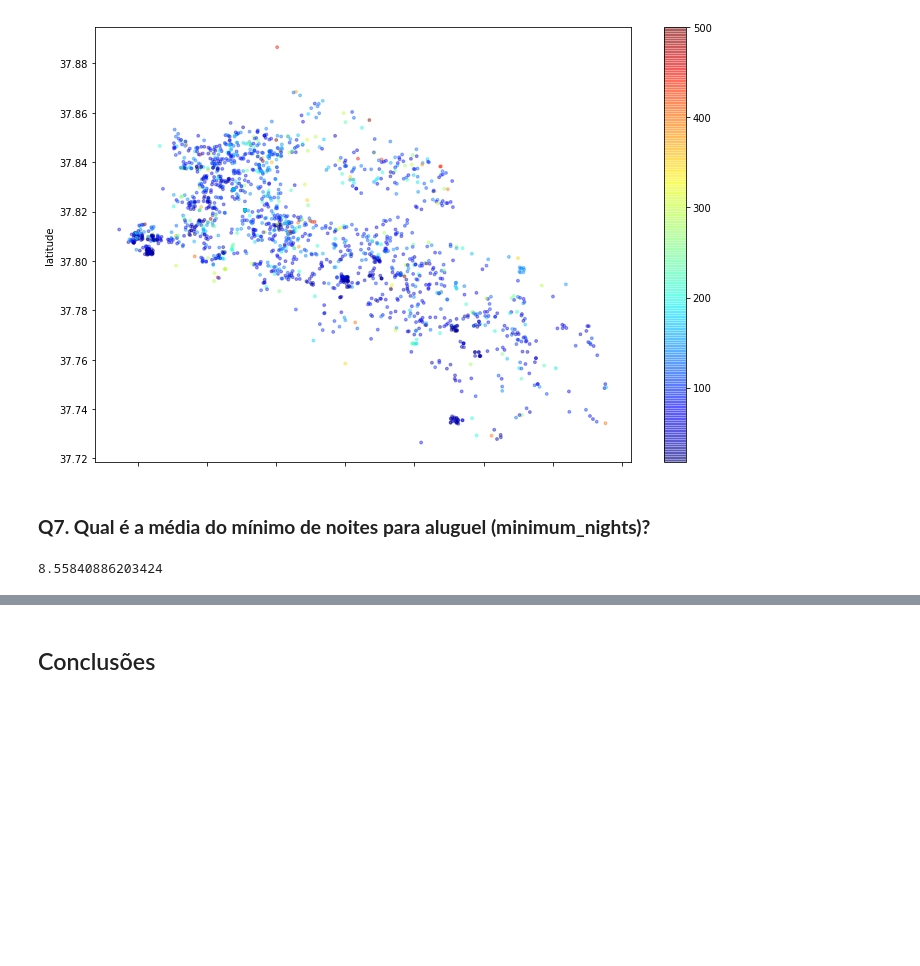
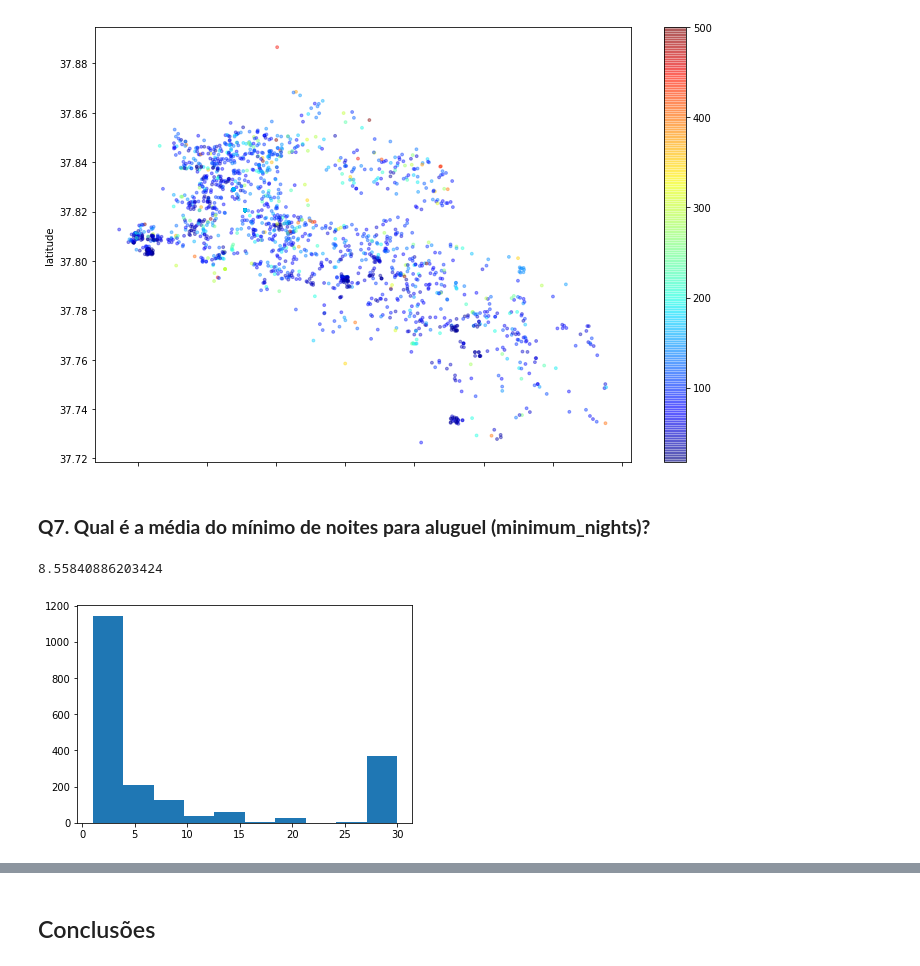
Before and after one commit to peu-savio/peudatascience, a Jupyter notebook: Analisando_os_Dados_do_Airbnb(Oakland).ipynb, the cells around one changed output, grey strips where cells are left out. Cells and saved outputs as stored; diff of their text form; code cells hidden in the pictures; blank space fills up the shorter version.

```diff
--- a/Analisando_os_Dados_do_Airbnb(Oakland).ipynb
+++ b/Analisando_os_Dados_do_Airbnb(Oakland).ipynb
@@ -341,3 +331,7 @@ df_clean.plot(kind="scatter", x='longitude', y='latitude', alpha=0.4, c=df_clean
 df_clean.minimum_nights.mean()
 # %% [output]
 8.55840886203424
+# %%
+plt.hist(df_clean.minimum_nights);
+# %% [output]
+[figure, added]
```
Also changed, not shown: parts of 7 cells of this notebook.
